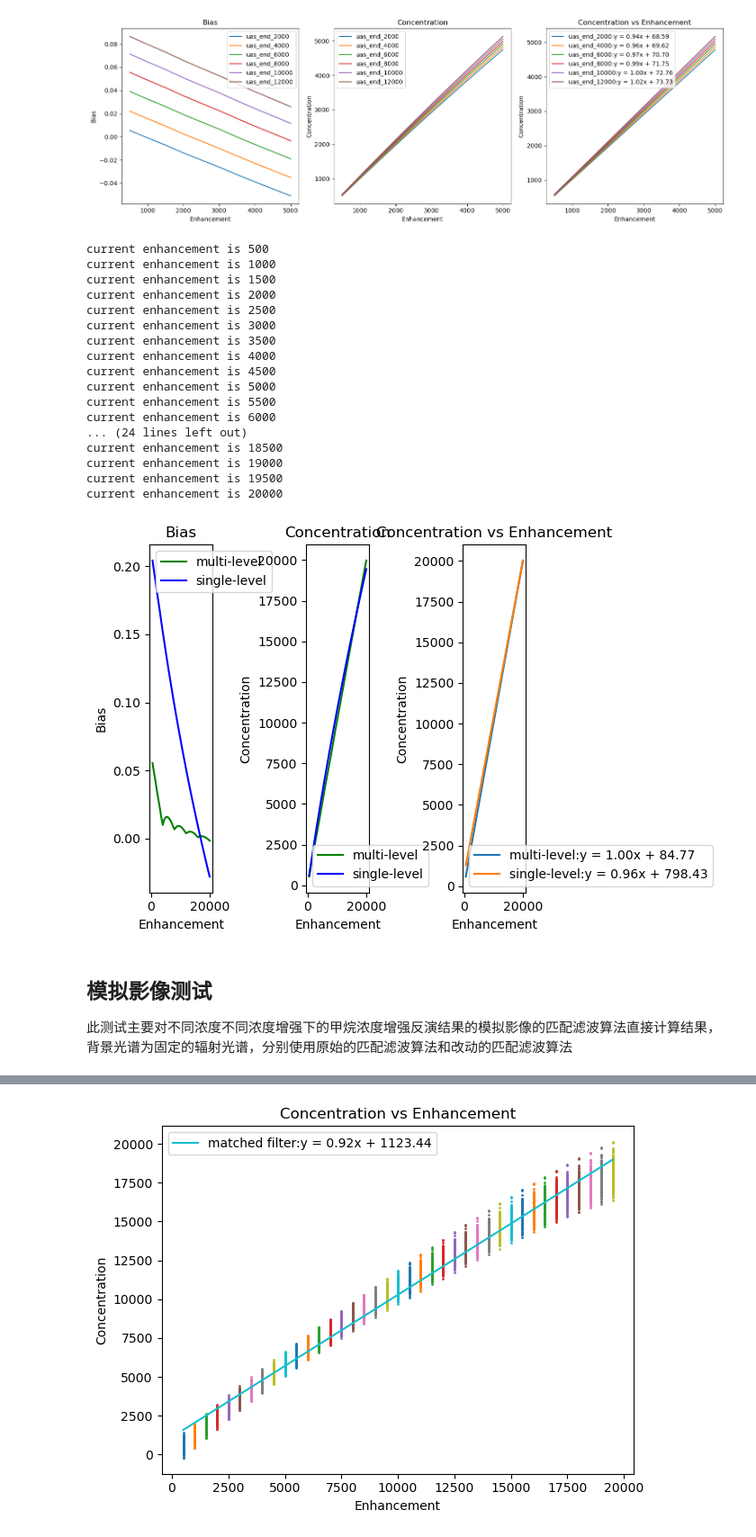
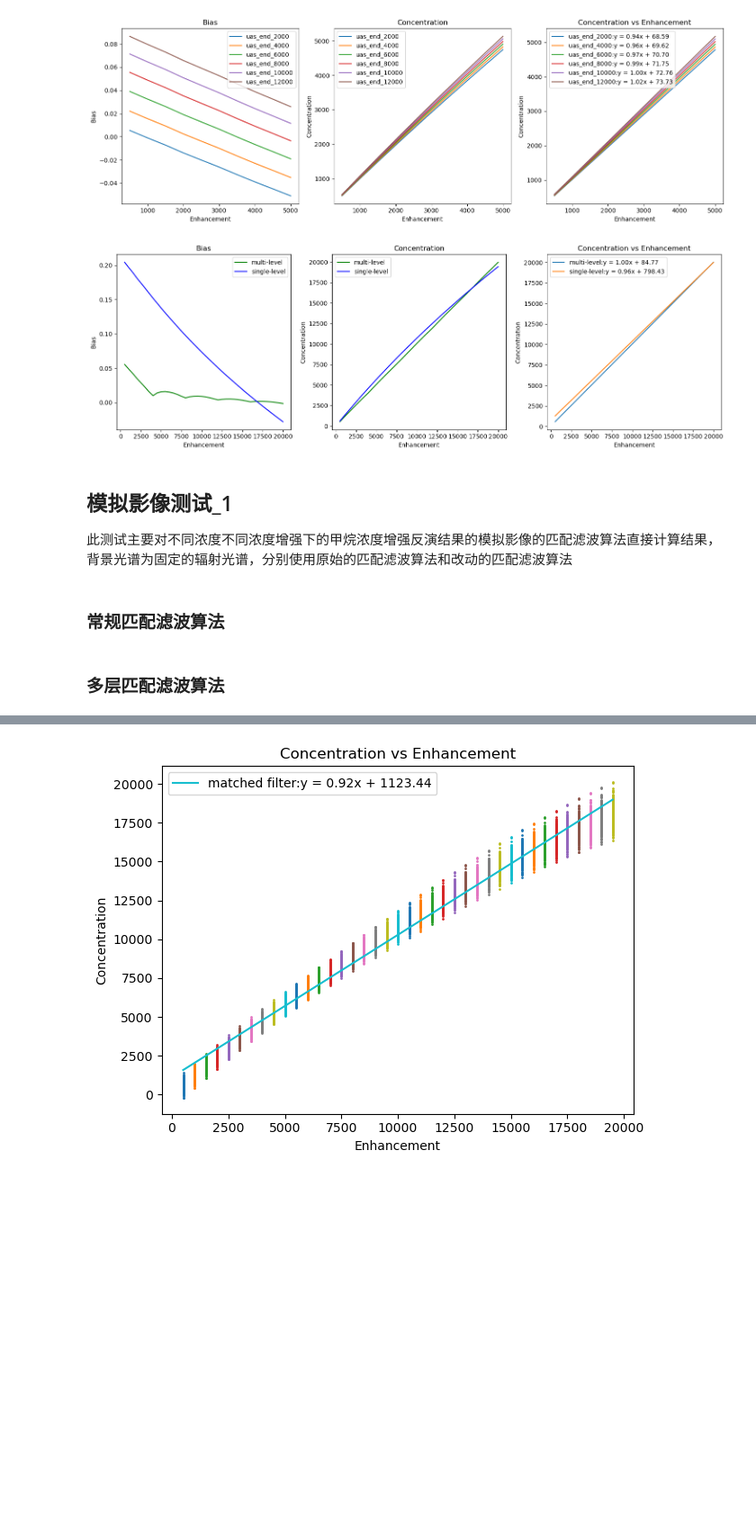
Before and after one commit to Emeric53/MF, a Jupyter notebook: MatchedFilter/algorithm_modification.ipynb, the cells around one changed output, grey strips where cells are left out. Shown at 90% size. Cells and saved outputs as stored; diff of their text form; code cells hidden in the pictures; blank space fills up the shorter version.

```diff
--- a/MatchedFilter/algorithm_modification.ipynb
+++ b/MatchedFilter/algorithm_modification.ipynb
@@ -339,58 +340,43 @@ def spectrumlevel_test2():
         sg_concentrationlist.append(concentration)
 
     # 可视化
-    fig, ax = plt.subplots(1,3)
+    fig, ax = plt.subplots(1,3,figsize=(15,5))
     ax[0].plot(enhancements,ml_biaslists,color="green",label="multi-level")
     ax[0].plot(enhancements,sg_biaslists,color="blue",label="single-level")
     ax[1].plot(enhancements,ml_concentrationlist,color="green",label="multi-level")
     ax[1].plot(enhancements,sg_concentrationlist,color="blue",label="single-level")
     polyfit_plot(enhancements,ml_concentrationlist,ax[2],"multi-level")
     polyfit_plot(enhancements,sg_concentrationlist,ax[2],"single-level")
 
     ax[0].set_title("Bias")
     ax[0].set_xlabel("Enhancement")
     ax[0].set_ylabel("Bias")
     ax[0].legend()
 
     ax[1].set_title("Concentration")
     ax[1].set_xlabel("Enhancement")
     ax[1].set_ylabel("Concentration")
     ax[1].legend()
 
     ax[2].set_title("Concentration vs Enhancement")
     ax[2].set_xlabel("Enhancement")
     ax[2].set_ylabel("Concentration")
     ax[2].legend()
 
     plt.tight_layout()
     plt.show()
 
     return ml_biaslists,sg_biaslists
 
 ml_biaslists,sg_biaslists = spectrumlevel_test2()
 # %% [output]
-current enhancement is 500
-current enhancement is 1000
-current enhancement is 1500
-current enhancement is 2000
-current enhancement is 2500
-current enhancement is 3000
-current enhancement is 3500
-current enhancement is 4000
-current enhancement is 4500
-current enhancement is 5000
-current enhancement is 5500
-current enhancement is 6000
-... (24 lines left out)
-current enhancement is 18500
-current enhancement is 19000
-current enhancement is 19500
-current enhancement is 20000
-[figure, old version]
+[figure, new version]
 # %% [markdown]
-## 模拟影像测试
+## 模拟影像测试_1
 此测试主要对不同浓度不同浓度增强下的甲烷浓度增强反演结果的模拟影像的匹配滤波算法直接计算结果，
 背景光谱为固定的辐射光谱，分别使用原始的匹配滤波算法和改动的匹配滤波算法
+# %% [markdown]
+### 常规匹配滤波算法
 # %%
 def imagelevel_test1_1():
     '''
@@ -444,6 +430,8 @@ def imagelevel_test1_1():
     return None
 
 imagelevel_test1_1()
+# %% [markdown]
+### 多层匹配滤波算法
 # %%
 def imagelevel_test1_2():
     """
```
Also changed, not shown: parts of 18 cells of this notebook, 4 other files.
